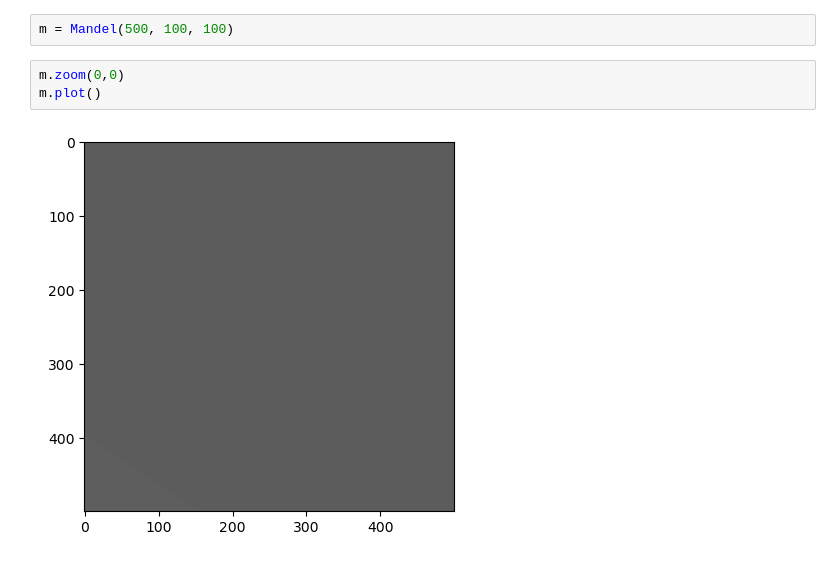
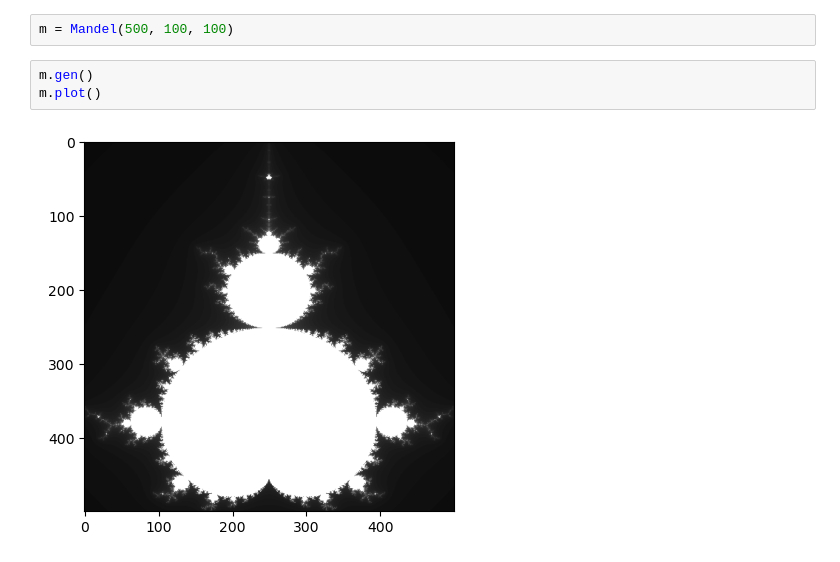
Before and after one commit to alyvu/mandel, a Jupyter notebook: mandel.ipynb, the cells around one changed output. Cells and saved outputs as stored; diff of their text form.

```diff
--- a/mandel.ipynb
+++ b/mandel.ipynb
@@ -47,7 +47,7 @@ class Mandel:
 # %%
 m = Mandel(500, 100, 100)
 # %%
-m.zoom(0,0)
+m.gen()
 m.plot()
 # %% [output]
-[figure, old version]
+[figure, new version]
```
